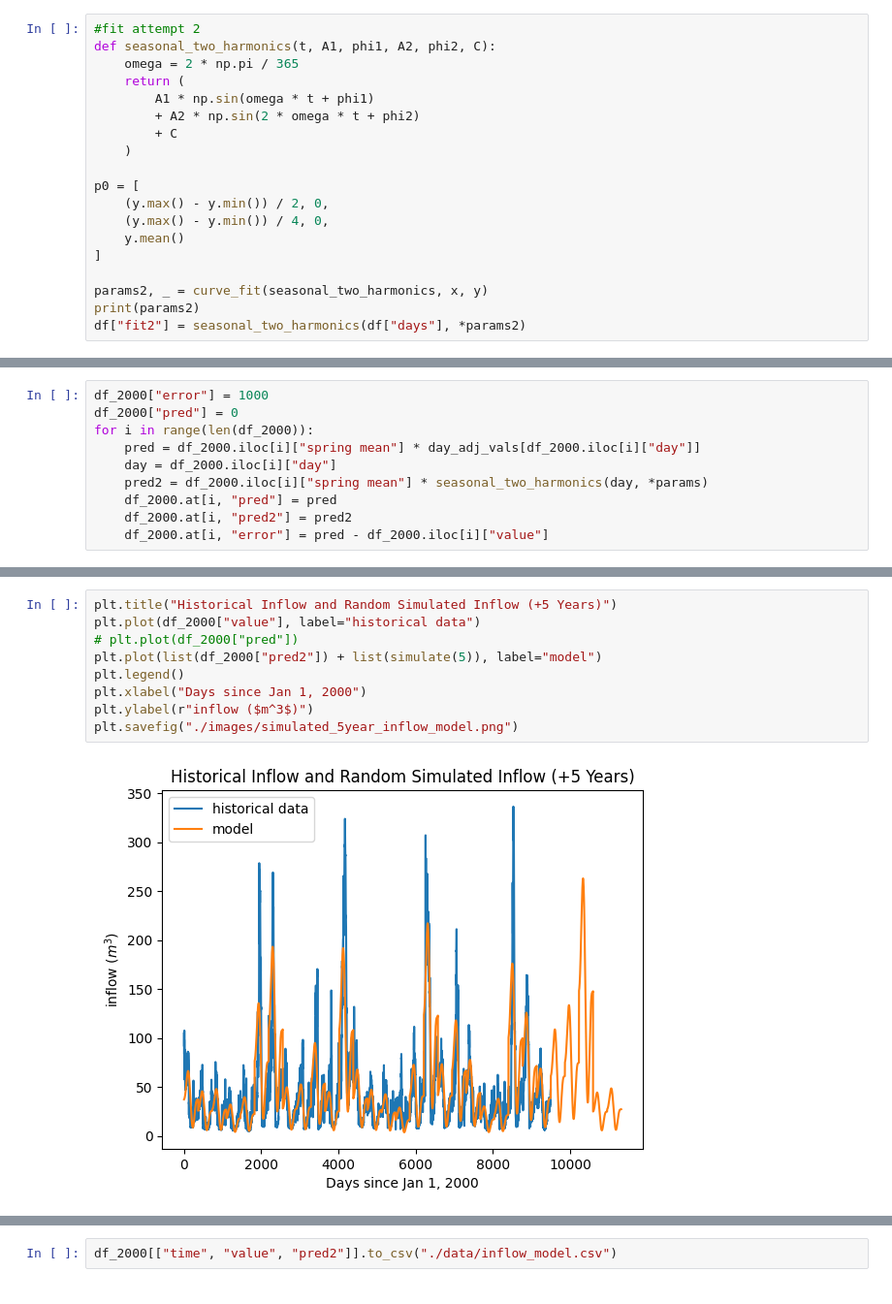
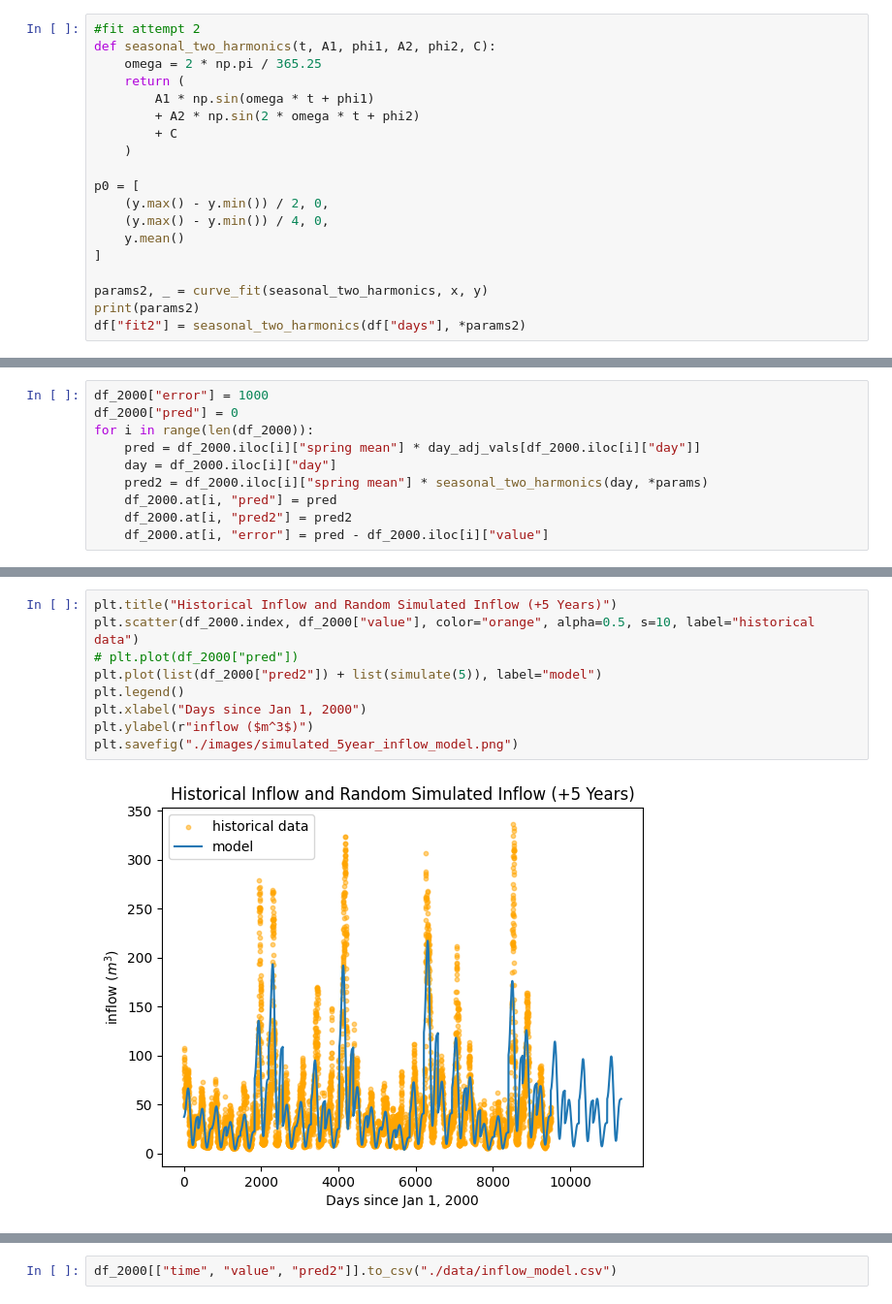
Before and after one commit to danilomcmaster/GSLModel, a Jupyter notebook: inflow.ipynb, the cells around one changed output, grey strips where cells are left out. Shown at 97% size. Drawn from its saved outputs; the diff is of its cells as text.

```diff
--- a/inflow.ipynb
+++ b/inflow.ipynb
@@ -74,7 +74,7 @@ df.head()
 # %%
 #fit attempt 2
 def seasonal_two_harmonics(t, A1, phi1, A2, phi2, C):
-    omega = 2 * np.pi / 365
+    omega = 2 * np.pi / 365.25
     return (
         A1 * np.sin(omega * t + phi1)
         + A2 * np.sin(2 * omega * t + phi2)
@@ -258,13 +266,13 @@ plt.show()
 # %%
 plt.title("Historical Inflow and Random Simulated Inflow (+5 Years)")
-plt.plot(df_2000["value"], label="historical data")
+plt.scatter(df_2000.index, df_2000["value"], color="orange", alpha=0.5, s=10, label="historical data")
 # plt.plot(df_2000["pred"])
 plt.plot(list(df_2000["pred2"]) + list(simulate(5)), label="model")
 plt.legend()
 plt.xlabel("Days since Jan 1, 2000")
 plt.ylabel(r"inflow ($m^3$)")
 plt.savefig("./images/simulated_5year_inflow_model.png")
 # %% [output]
-[figure, old version]
+[figure, new version]
 # %%
 plt.title("Historical Inflow and Random Simulated Inflow (+10 Years)")
```
Also changed, not shown: parts of 6 cells of this notebook, 3 other files.
